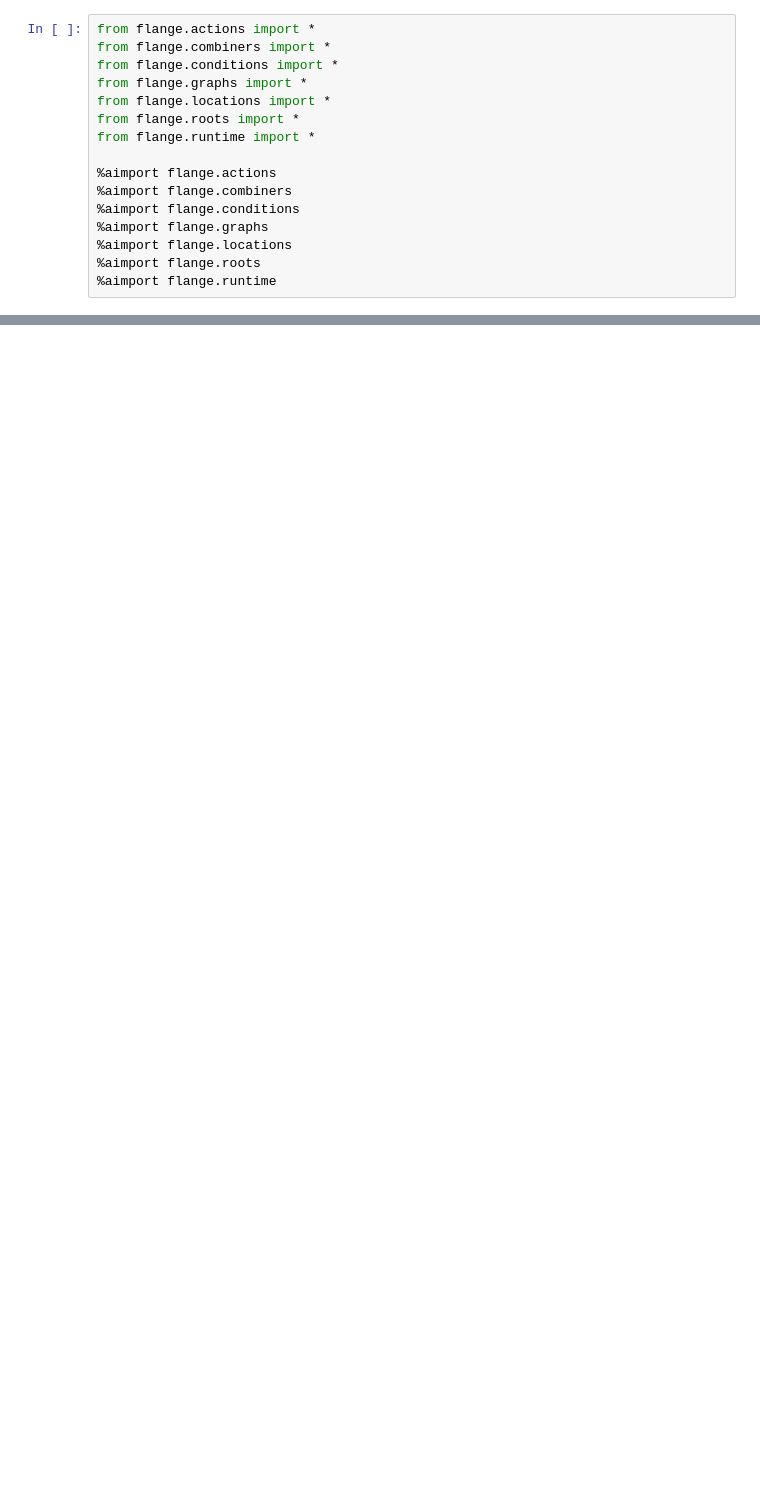
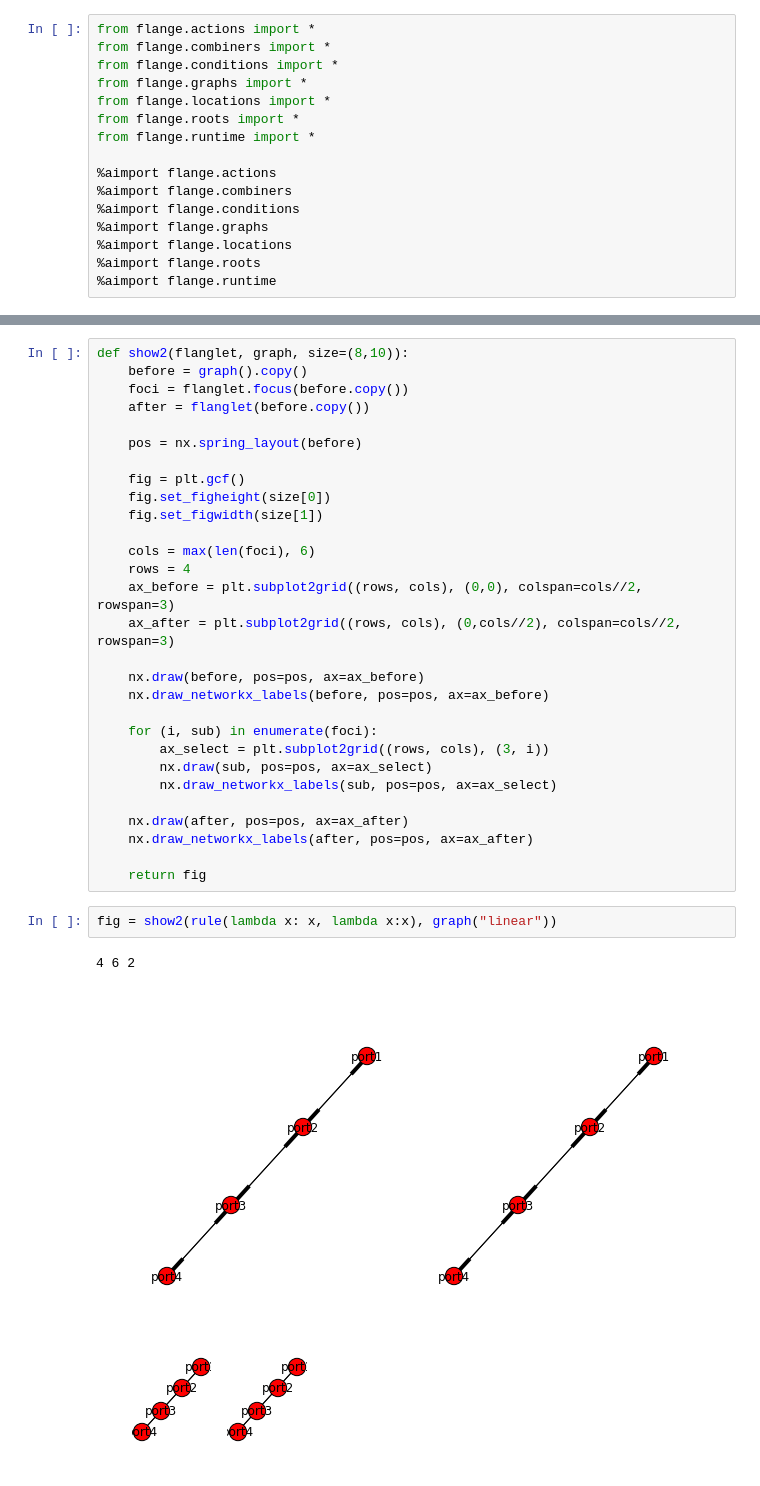
Before and after one commit to periscope-ps/Flange, a Jupyter notebook: Display.ipynb, the cells around one changed output, grey strips where cells are left out. Drawn from its saved outputs; the diff is of its cells as text; blank space fills up the shorter version.

```diff
--- a/Display.ipynb
+++ b/Display.ipynb
@@ -55,0 +63,34 @@ fig = show(rule(lambda x: x, lambda x:x), graph("ring"))
+# %%
+def show2(flanglet, graph, size=(8,10)):
+    before = graph().copy()
+    foci = flanglet.focus(before.copy())
+    after = flanglet(before.copy())
+
+    pos = nx.spring_layout(before)
+
+    fig = plt.gcf()
+    fig.set_figheight(size[0])
+    fig.set_figwidth(size[1])
+
+    cols = max(len(foci), 6)
+    rows = 4
+    ax_before = plt.subplot2grid((rows, cols), (0,0), colspan=cols//2, rowspan=3)
+    ax_after = plt.subplot2grid((rows, cols), (0,cols//2), colspan=cols//2, rowspan=3)
+
+    nx.draw(before, pos=pos, ax=ax_before)
+    nx.draw_networkx_labels(before, pos=pos, ax=ax_before)
+
+    for (i, sub) in enumerate(foci):
+        ax_select = plt.subplot2grid((rows, cols), (3, i))
+        nx.draw(sub, pos=pos, ax=ax_select)
+        nx.draw_networkx_labels(sub, pos=pos, ax=ax_select)
+
+    nx.draw(after, pos=pos, ax=ax_after)
+    nx.draw_networkx_labels(after, pos=pos, ax=ax_after)
+
+    return fig
+# %%
+fig = show2(rule(lambda x: x, lambda x:x), graph("linear"))
+# %% [output]
+4 6 2
+[figure, added]
```
Also changed, not shown: parts of 3 cells of this notebook.
